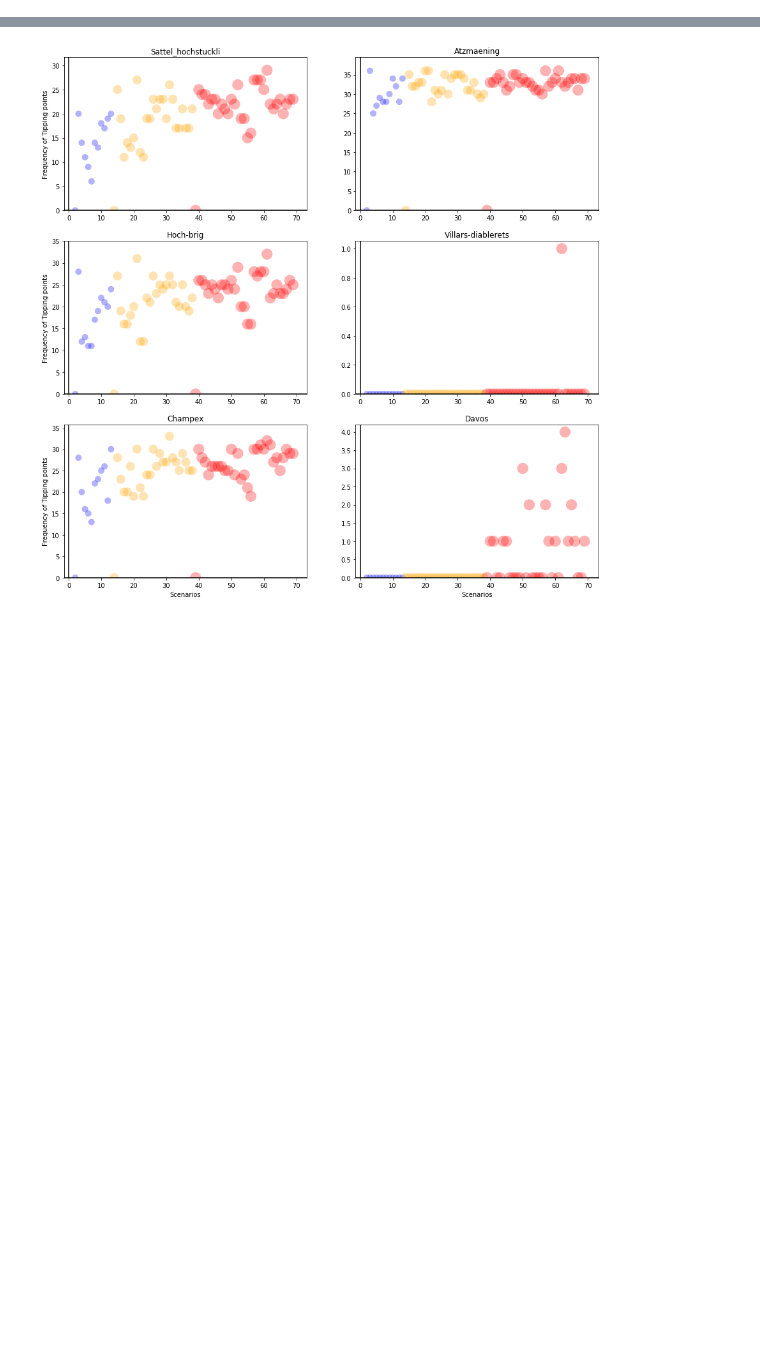
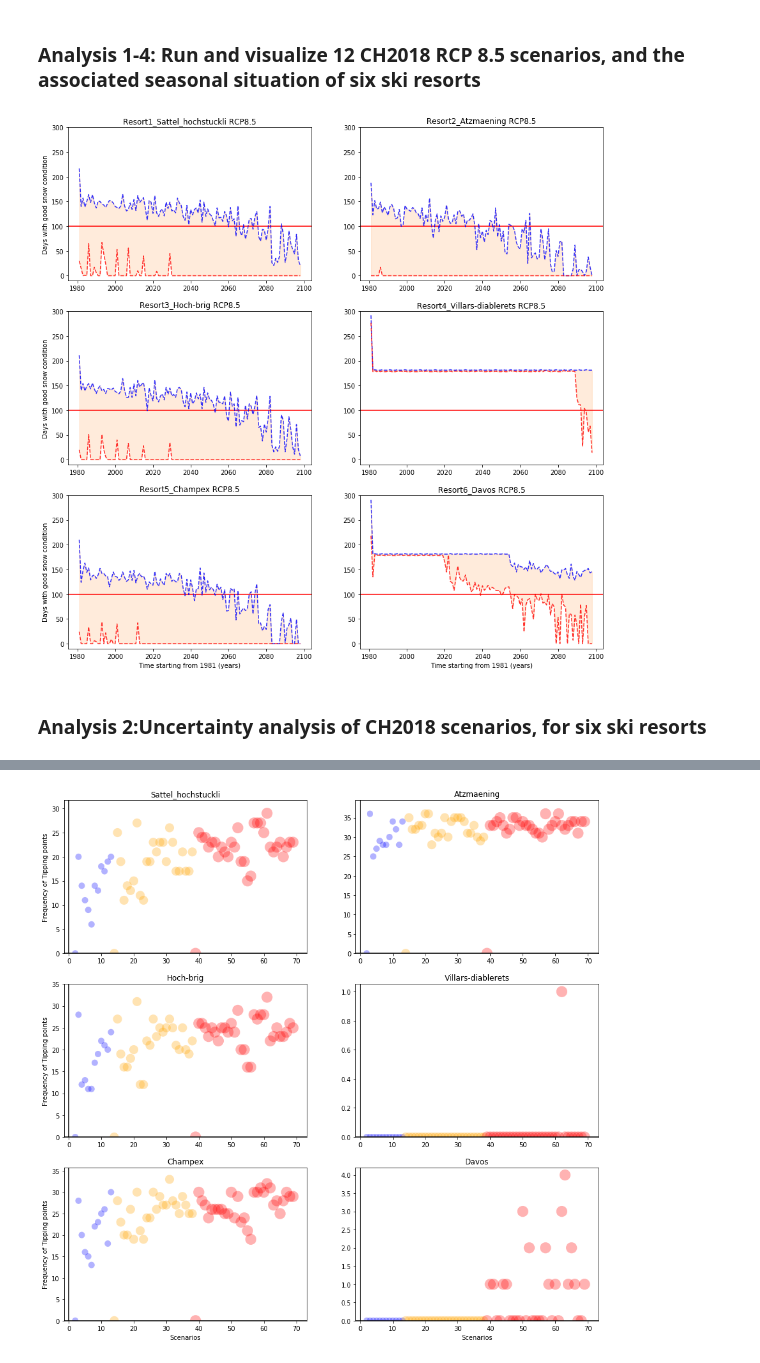
Before and after one commit to saeedashraf/Snow-Ski-Resort-DMDU, a Jupyter notebook: snowModel2_Visualization.ipynb, the cells around one changed output, grey strips where cells are left out. Cells and saved outputs as stored; diff of their text form; code cells hidden in the pictures; blank space fills up the shorter version.

```diff
--- a/snowModel2_Visualization.ipynb
+++ b/snowModel2_Visualization.ipynb
@@ -57,0 +196,24 @@ plt.show()
+# %% [markdown]
+### Analysis 1-4: Run and visualize 12 CH2018 RCP 8.5 scenarios, and the associated  seasonal situation of six ski resorts
+# %%
+m = 3
+n = 2
+fig, axs = plt.subplots(m, n, figsize=(15,15))
+y = 118
+#x_axis = np.arange(y)
+x_axis = np.arange(1981, 2099, step=1)
+#plt.style.use('seaborn')
+
+RCP = "RCP8.5"
+generate_plot_max_min(df1RCP85, 0,0,-10,300, 'Resort1_Sattel_hochstuckli {}'.format(RCP) ,"","Days with good snow condition")
+generate_plot_max_min(df2RCP85, 0,1,-10,300, 'Resort2_Atzmaening {}'.format(RCP),"","")
+generate_plot_max_min(df3RCP85, 1,0,-10,300, 'Resort3_Hoch-brig {}'.format(RCP),"","Days with good snow condition")
+generate_plot_max_min(df4RCP85, 1,1,-10,300, 'Resort4_Villars-diablerets {}'.format(RCP),"","")
+generate_plot_max_min(df5RCP85, 2,0,-10,300, 'Resort5_Champex {}'.format(RCP),"Time starting from 1981 (years)","Days with good snow condition")
+generate_plot_max_min(df6RCP85, 2,1,-10,300, 'Resort6_Davos {}'.format(RCP),"Time starting from 1981 (years)","")
+
+plt.show()
+# %% [output]
+[figure, added]
+# %% [markdown]
+### Analysis 2:Uncertainty analysis of CH2018 scenarios, for six ski resorts
```
Also changed, not shown: parts of 32 cells of this notebook, 57 other files.
